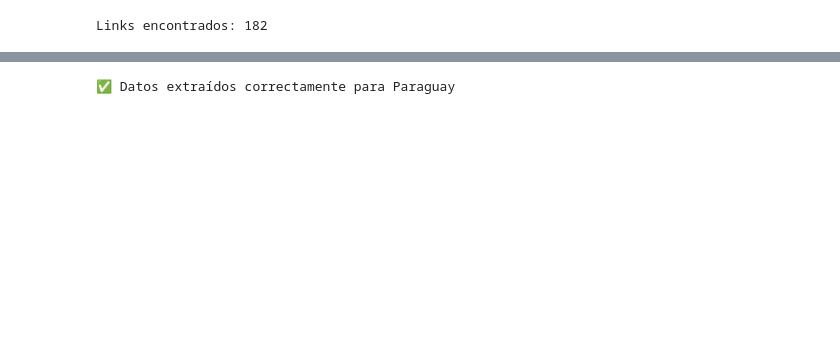
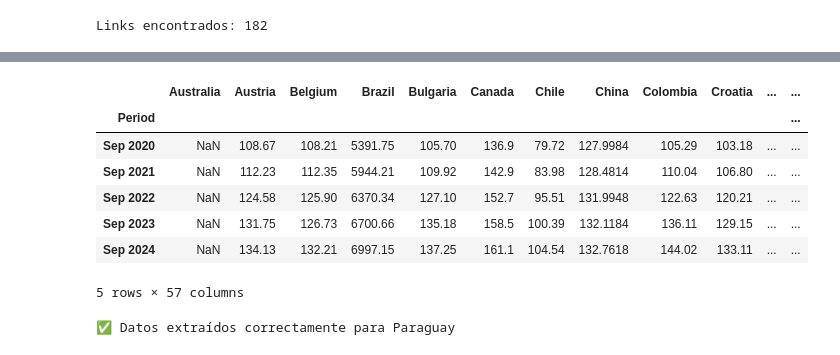
Before and after one commit to acostadlucas/mcs-red, a Jupyter notebook: scrape_cpi_links_index.ipynb, the cells around one changed output, grey strips where cells are left out. Drawn from its saved outputs; the diff is of its cells as text; code cells hidden in the pictures; blank space fills up the shorter version.

```diff
--- a/scrape_cpi_links_index.ipynb
+++ b/scrape_cpi_links_index.ipynb
@@ -105,3 +123,14 @@ print(f"⚡ Tiempo efectivo de ejecución: {effective_time:.2f} s")
+# %%
+master_df.tail()
+# %% [output]
+|  | Australia | Austria | Belgium | Brazil | Bulgaria | Canada | Chile | China | Colombia | Croatia | ... | ... |
+| Period |  |  |  |  |  |  |  |  |  |  |  | ... |
+| Sep 2020 | NaN | 108.67 | 108.21 | 5391.75 | 105.70 | 136.9 | 79.72 | 127.9984 | 105.29 | 103.18 | ... | ... |
+| Sep 2021 | NaN | 112.23 | 112.35 | 5944.21 | 109.92 | 142.9 | 83.98 | 128.4814 | 110.04 | 106.80 | ... | ... |
+| Sep 2022 | NaN | 124.58 | 125.90 | 6370.34 | 127.10 | 152.7 | 95.51 | 131.9948 | 122.63 | 120.21 | ... | ... |
+| Sep 2023 | NaN | 131.75 | 126.73 | 6700.66 | 135.18 | 158.5 | 100.39 | 132.1184 | 136.11 | 129.15 | ... | ... |
+| Sep 2024 | NaN | 134.13 | 132.21 | 6997.15 | 137.25 | 161.1 | 104.54 | 132.7618 | 144.02 | 133.11 | ... | ... |
+5 rows × 57 columns
 # %%
 # obtain paraguay url
 template_url = country_links[0]
```
Also changed, not shown: parts of 2 cells of this notebook, 2 other files.
